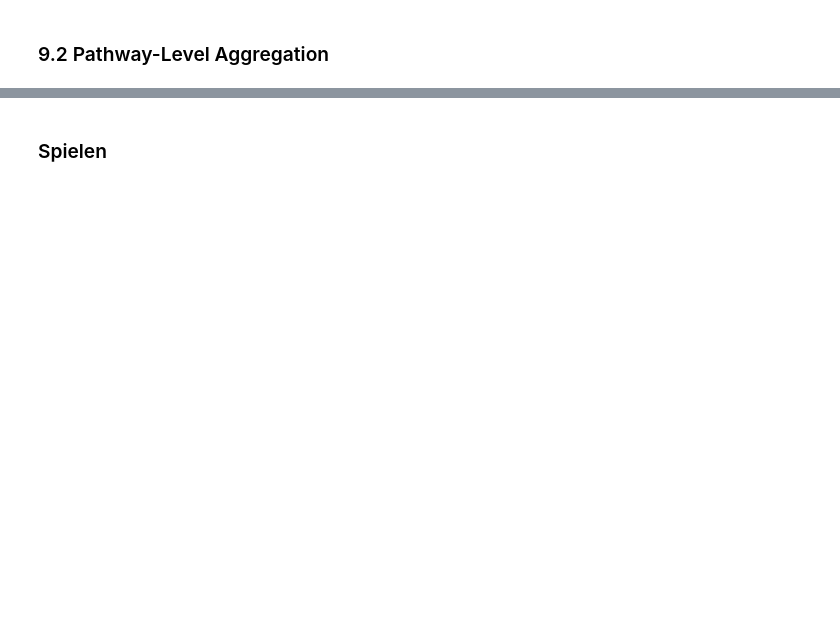
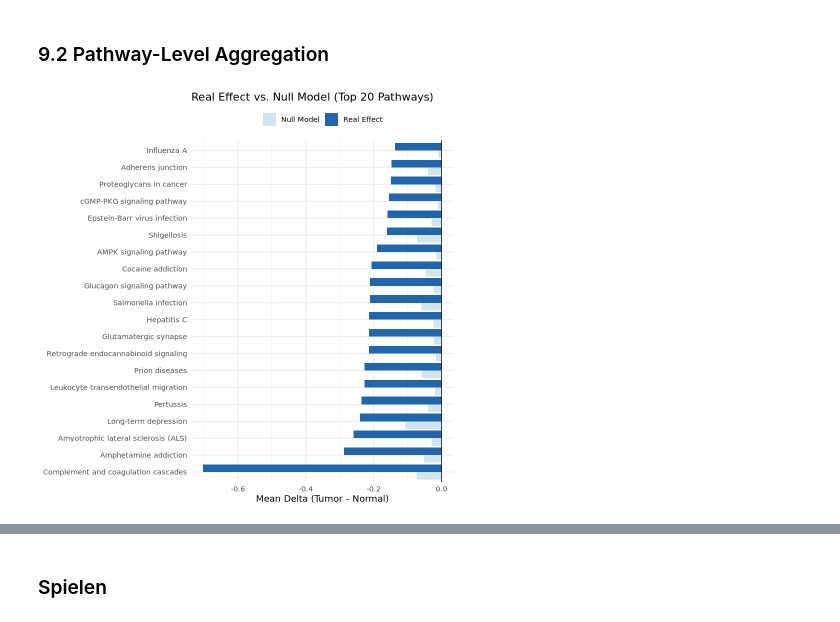
Before and after one commit to BennetDub/mein-r-projekt, a Jupyter notebook: Hipathia withou PB.ipynb, the cells around one changed output, grey strips where cells are left out. Drawn from its saved outputs; the diff is of its cells as text; code cells hidden in the pictures; blank space fills up the shorter version.

```diff
--- a/Hipathia withou PB.ipynb
+++ b/Hipathia withou PB.ipynb
@@ -1408,0 +1419,57 @@ abline(h = 0)
+# %%
+if (run_permutation) {
+
+  # top 20 pathways by absolute combined effect
+  top_pw <- pathway_summary[order(abs(pathway_summary$combined_effect), decreasing = TRUE), ]
+  top_pw <- head(top_pw[!is.na(top_pw$mean_delta), ], 20)
+
+  # bring into long format for grouped barplot
+  bar_data <- rbind(
+    data.frame(pathway = top_pw$pathway_label, value = top_pw$combined_effect, type = "Real Effect"),
+    data.frame(pathway = top_pw$pathway_label, value = top_pw$mean_delta,      type = "Null Model")
+  )
+
+  # order factor by real effect size
+  bar_data$pathway <- factor(bar_data$pathway,
+                             levels = top_pw$pathway_label[order(top_pw$combined_effect)])
+
+  ggplot(bar_data, aes(x = pathway, y = value, fill = type)) +
+    geom_bar(stat = "identity", position = "dodge") +
+    scale_fill_manual(values = c("Real Effect" = "#2166ac", "Null Model" = "#d1e5f0")) +
+    coord_flip() +
+    geom_hline(yintercept = 0, linewidth = 0.4) +
+    labs(
+      title = "Real Effect vs. Null Model (Top 20 Pathways)",
+      x     = NULL,
+      y     = "Mean Delta (Tumor - Normal)",
+      fill  = NULL
+    ) +
+    theme_minimal(base_size = 11) +
+    theme(legend.position = "top")
+} else {
+    top_n <- 30
+
+# sort by absolute combined effect
+df <- pathway_summary[order(abs(pathway_summary$combined_effect), decreasing = TRUE), ]
+df <- head(df, top_n)
+df <- df[order(df$combined_effect), ]  # ascending for better readability
+
+# more bottom margin for labels
+par(mar = c(14, 5, 3, 2))
+
+barplot(
+  df$combined_effect,
+  names.arg = df$pathway_label,
+  las       = 2,
+  col       = ifelse(df$combined_effect > 0, "#d73027", "#4575b4"),
+  main      = paste0("Top ", top_n, " pathways (Tumor - Normal)"),
+  ylab      = "Combined effect",
+  cex.names = 0.7    # smaller label font
+)
+abline(h = 0)
+
+# reset margins
+par(mar = c(5, 4, 4, 2))
+}
+# %% [output]
+[figure, added]
```
Also changed, not shown: parts of 15 cells of this notebook.
